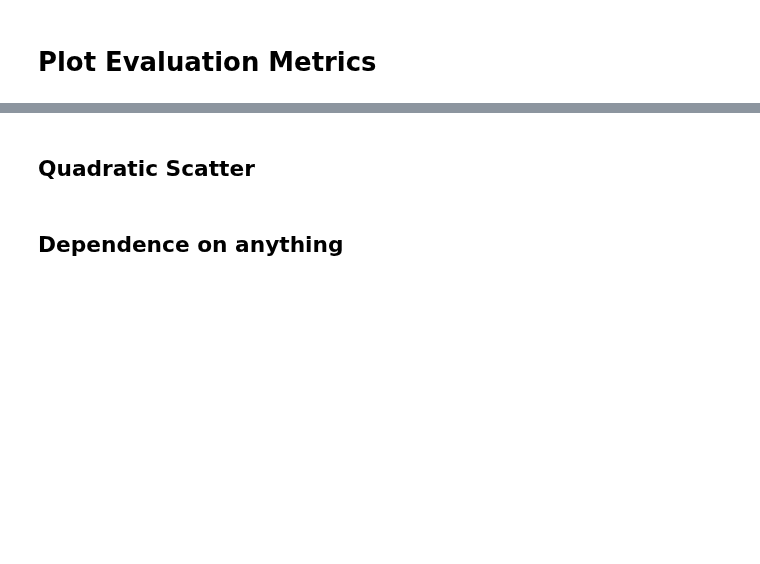
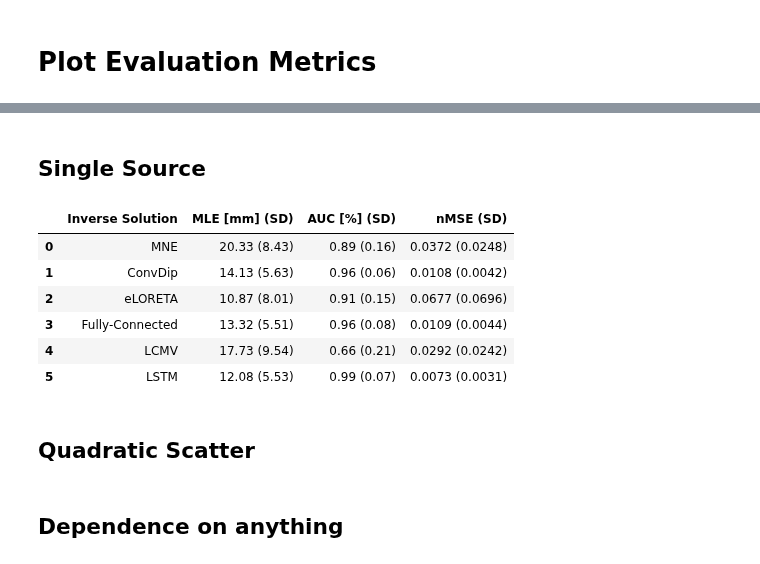
Before and after one commit to LukeTheHecker/esinet, a Jupyter notebook: evaluate/evaluate.ipynb, the cells around one changed output, grey strips where cells are left out. Cells and saved outputs as stored; diff of their text form; code cells hidden in the pictures; blank space fills up the shorter version.

```diff
--- a/evaluate/evaluate.ipynb
+++ b/evaluate/evaluate.ipynb
@@ -376,3 +391,31 @@ findfont: Font family ['helvetica'] not found. Falling back to DejaVu Sans.
+# %% [markdown]
+## Single Source
+# %%
+df_single = df_aio[df_aio.sample_id.isin(idc_single_source)]
+
+df_of_interest = df_single
+
+methods = set(df_of_interest.method.values)
+columns = ['method', 'mean_localization_errors', 'aucs_combined', 'nmses']  # df_aio.iloc[:, 0:6].columns
+column_names = ["Inverse Solution", "MLE [mm] (SD)", "AUC [%] (SD)", "nMSE (SD)"]
+decimals = [None, 2, 2, 4]
+
+table = pd.DataFrame(columns=column_names)
+for i, method in enumerate(methods):
+    row_dict = {column_names[0]:method}
+    for j, (column, column_name, decimal) in enumerate(zip(columns[1:], column_names[1:], decimals[1:])):
+        values = df_of_interest[df_of_interest.method==method][column].values
+        row_dict[column_name] = str(round(np.nanmedian(values), decimal)) + ' (' + str(round(np.nanstd(values), decimal)) + ')'
+    table = table.append(row_dict, ignore_index=True)
+table
+# %% [output]
+|  | Inverse Solution | MLE [mm] (SD) | AUC [%] (SD) | nMSE (SD) |
+| 0 | MNE | 20.33 (8.43) | 0.89 (0.16) | 0.0372 (0.0248) |
+| 1 | ConvDip | 14.13 (5.63) | 0.96 (0.06) | 0.0108 (0.0042) |
+| 2 | eLORETA | 10.87 (8.01) | 0.91 (0.15) | 0.0677 (0.0696) |
+| 3 | Fully-Connected | 13.32 (5.51) | 0.96 (0.08) | 0.0109 (0.0044) |
+| 4 | LCMV | 17.73 (9.54) | 0.66 (0.21) | 0.0292 (0.0242) |
+| 5 | LSTM | 12.08 (5.53) | 0.99 (0.07) | 0.0073 (0.0031) |
 # %% [markdown]
 ## Quadratic Scatter
 # %%
```
Also changed, not shown: parts of 30 cells of this notebook, 4 other files.
